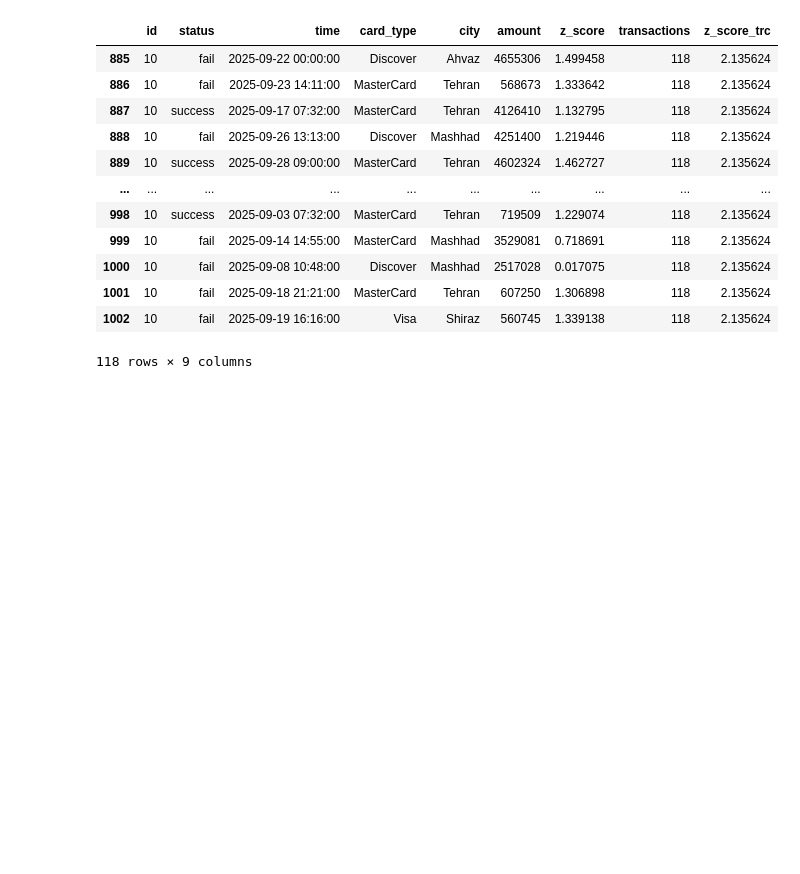
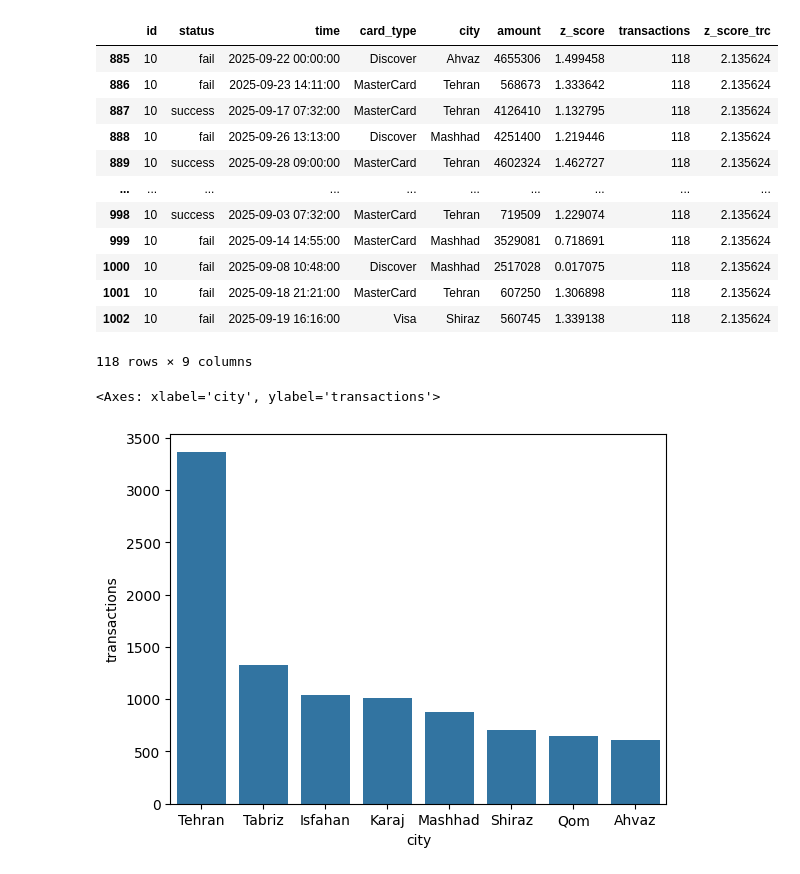
Before and after one commit to MRXLANTERN1390/IranianCustomer_Payment, a Jupyter notebook: NoteBook.ipynb, the cells around one changed output. Saved outputs shown, nothing was run; the diff lists cells and outputs as text; code cells hidden in the pictures; blank space fills up the shorter version.

Commit message:
bar plot of transactions in each city

```diff
--- a/NoteBook.ipynb
+++ b/NoteBook.ipynb
@@ -306,3 +306,9 @@ df[df['id'] == 10]
 | 1001 | 10 | fail | 2025-09-18 21:21:00 | MasterCard | Tehran | 607250 | 1.306898 | 118 | 2.135624 |
 | 1002 | 10 | fail | 2025-09-19 16:16:00 | Visa | Shiraz | 560745 | 1.339138 | 118 | 2.135624 |
 118 rows × 9 columns
+# %%
+# Now Lets See BarPlot Of Transactions
+sns.barplot(df.groupby('city')['transactions'].count().sort_values(ascending=False))
+# %% [output]
+<Axes: xlabel='city', ylabel='transactions'>
+[figure, added]
```
